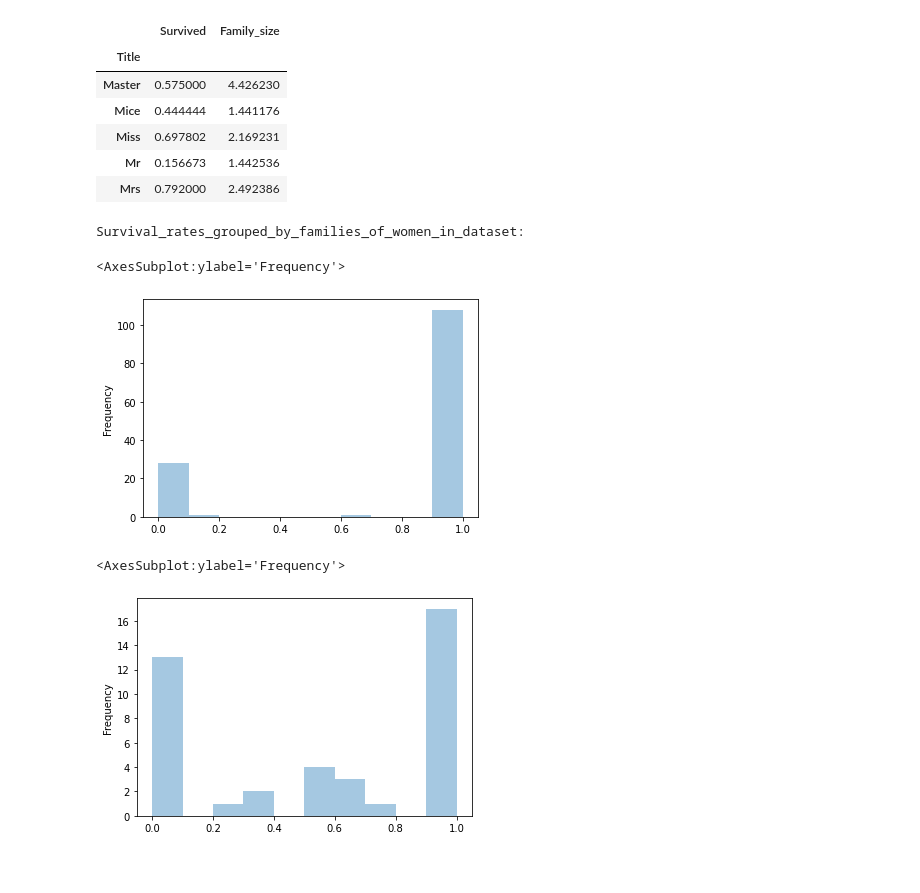
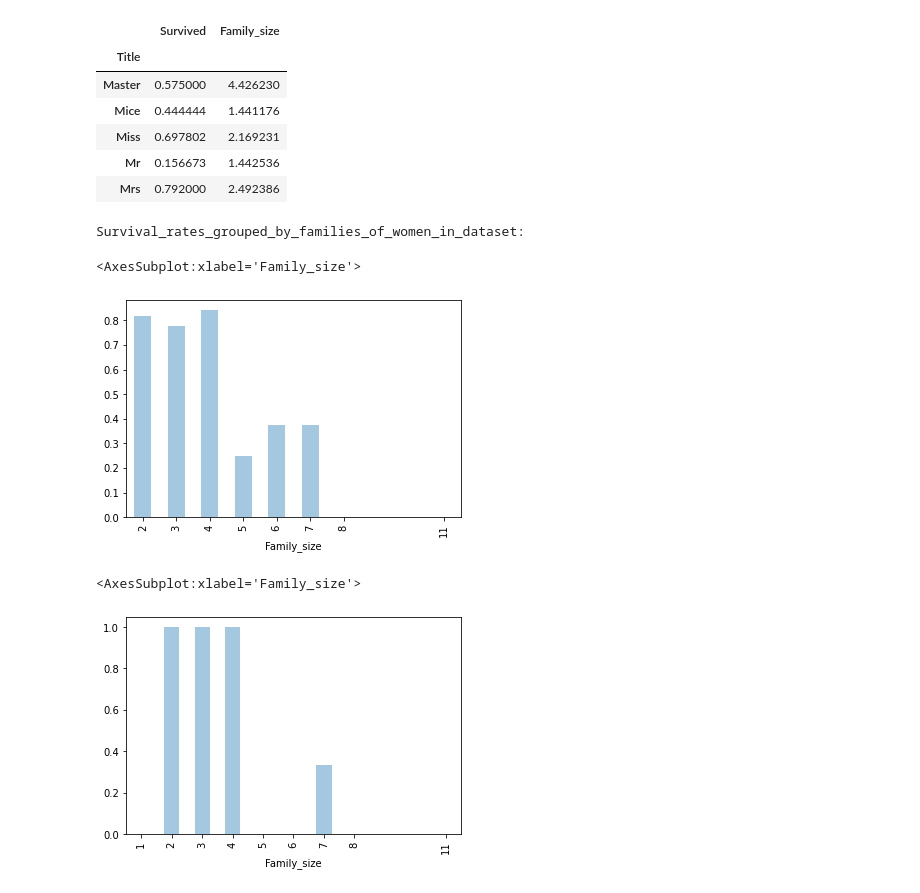
Before and after one commit to johnhhu2020/Kaggle-Machine-Learning-Feature-Engineering, a Jupyter notebook: 87%_Titanic_MachineLearning.ipynb, the cells around one changed output. Cells and saved outputs as stored; diff of their text form; code cells hidden in the pictures.

```diff
--- a/87%_Titanic_MachineLearning.ipynb
+++ b/87%_Titanic_MachineLearning.ipynb
@@ -1077,29 +1084,42 @@ df_all[['Title','Survived','Family_size']].groupby('Title').mean()
 | Mrs | 0.792000 | 2.492386 |
 # %%
 print("Survival_rates_grouped_by_families_of_women_in_dataset:")
-df_all.loc[(df_all['Sex']=='female')&(df_all['Family_size']>1)].groupby('Family')['Survived'].mean().plot.hist(alpha=0.4)
+#df_all.loc[(df_all['Sex']=='female')&(df_all['Family_size']>1)].groupby('Family')['Survived'].mean().plot.hist(alpha=0.4)
+
+############################################################################################################################################## less children you
+df_all.loc[(df_all['Sex']=='female')&(df_all['Family_size']>1)].groupby('Family_size')['Survived'].mean().plot(kind='bar',alpha=0.4)
+
+#df.loc[(df['First_name'] != 'Bill') & (df['First_name'] != 'Emma'), 'name_match'] = 'Mismatch'
+#'name_mach' is new named column
+
 
 ###JHU how to read this chart, 0 to 1 on x axes and 0 to 100 on y axes???
 ###JHU and whats the point doing this
 #df_all[(df_all['Sex']=='female')&(df_all['Family_size']>1)].groupby('Family')['Survived'].mean().plot.hist(alpha=0.4)
 #this code works as above df_all.loc[(df_all['Sex']=='female')]
 
 
 
 ###JHU
 ###df_all[['Title','Survived']].groupby('Title')['Survived'].mean().plot(kind='bar',alpha=0.4)
 # %% [output]
 Survival_rates_grouped_by_families_of_women_in_dataset:
-<AxesSubplot:ylabel='Frequency'>
+<AxesSubplot:xlabel='Family_size'>
-[figure, old version]
+[figure, new version]
 # %%
+#
 master_families=df_all[df_all['Title']=='Master']['Family'].tolist()
-df_all.loc[df_all['Family'].isin(master_families)].groupby('Family')['Survived'].mean().plot.hist(alpha=0.4)
+#df_all.loc[df_all['Family'].isin(master_families)].groupby('Family_size')['Survived'].mean().plot.hist(alpha=0.4)
+
+################################################################################################################################################### pointless Master family
+df_all.loc[(df_all['Title']=='Master')].groupby('Family_size')['Survived'].mean().plot(kind='bar',alpha=0.4)
+
+
 
 ###JHU how to read this chart, 0 to 1 on x axes and 0 to 100 on y axes???
 # %% [output]
-<AxesSubplot:ylabel='Frequency'>
+<AxesSubplot:xlabel='Family_size'>
-[figure, old version]
+[figure, new version]
 # %%
 #Create variables with the survival rate of the women and masters
 
```
Also changed, not shown: parts of 9 cells of this notebook.
